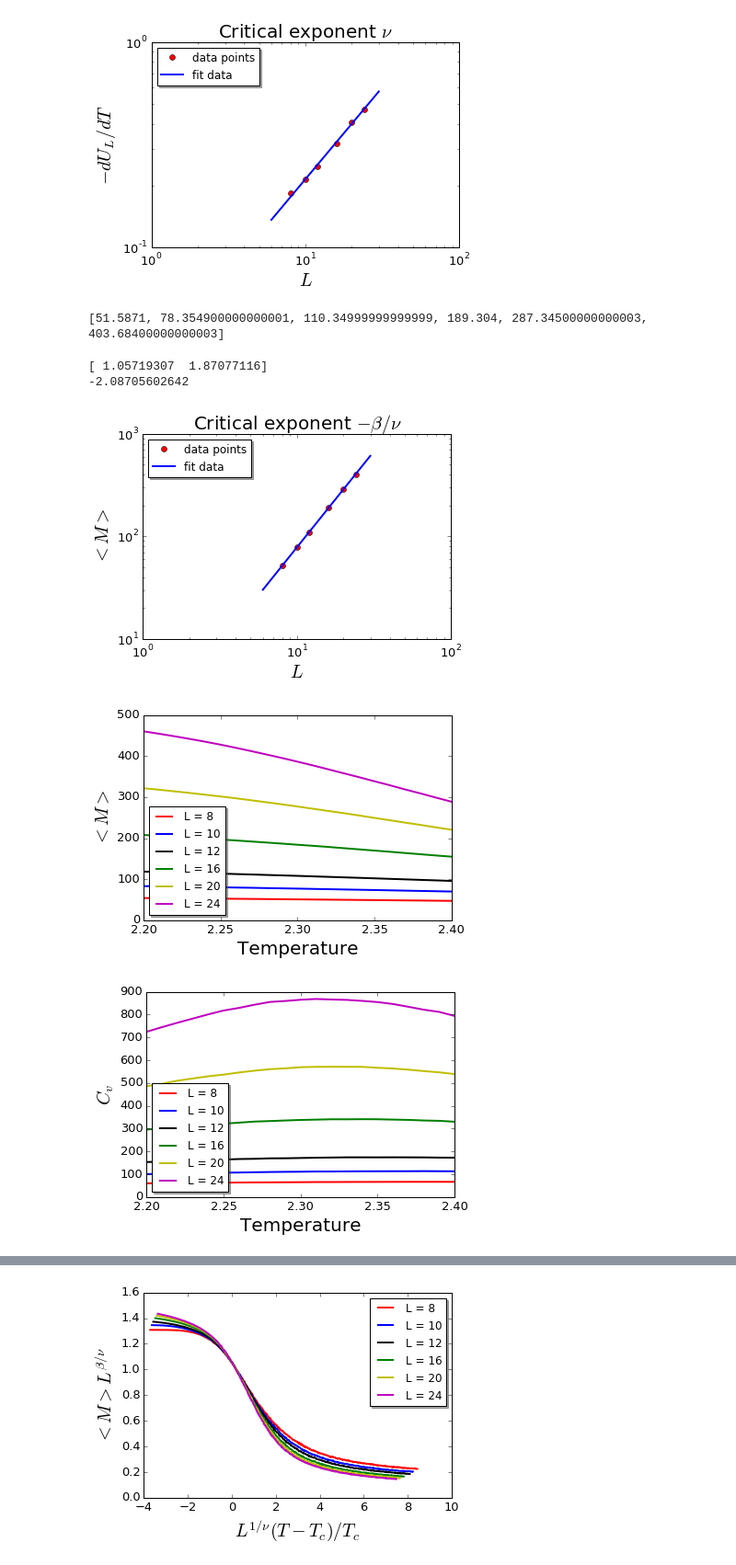
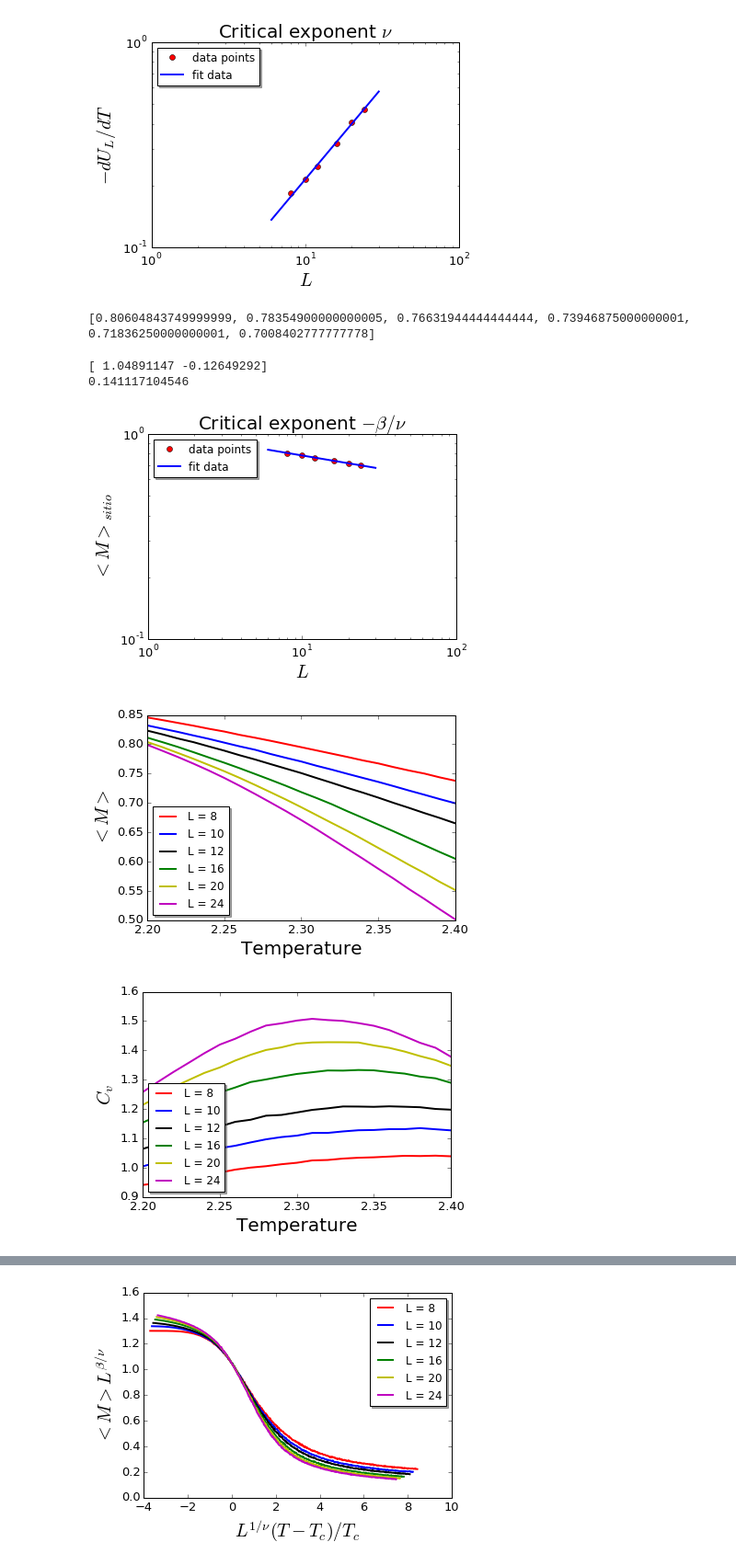
Before and after one commit to KeithPatarroyo/UN_Files, a Jupyter notebook: Taller 5 Mec Estd/taller5.ipynb, the cells around one changed output, grey strips where cells are left out. Shown at 92% size. Saved outputs shown, nothing was run; the diff lists cells and outputs as text; code cells hidden in the pictures.

```diff
--- a/Taller 5 Mec Estd/taller5.ipynb
+++ b/Taller 5 Mec Estd/taller5.ipynb
@@ -72,10 +72,10 @@ plt.show()
 # %%
 M_prom = []
 for i in xrange(len(sizes)):
-    M_prom.append(data[i]["Mprom"][intersection[0]])
+    M_prom.append(data[i]["Mprom"][intersection[0]]/(sizes[i]*sizes[i]))
 print M_prom
 # %% [output]
-[51.5871, 78.354900000000001, 110.34999999999999, 189.304, 287.34500000000003, 403.68400000000003]
+[0.80604843749999999, 0.78354900000000005, 0.76631944444444444, 0.73946875000000001, 0.71836250000000001, 0.7008402777777778]
 # %%
 popt1, pcov1 =curve_fit(func, sizes, M_prom)
 frac_b_nu = popt1[1]
@@ -83,14 +83,14 @@ beta = - frac_b_nu*nu
 print popt1
 print beta
 # %% [output]
-[ 1.05719307  1.87077116]
--2.08705602642
+[ 1.04891147 -0.12649292]
+0.141117104546
 # %%
 L = np.arange(6, 30, 0.1)
 fun1 = popt1[0]*L**popt1[1]
 # %%
 #plt.axes(xlim=(0.1, 0.55),ylim=(6, 26))
-plt.ylabel(r'$ <M> $',fontsize=20)
+plt.ylabel(r'$ <M>_{sitio} $',fontsize=20)
 plt.xlabel(r'$L$',fontsize=20)
 plt.tick_params(axis='x', labelsize=13)
 plt.tick_params(axis='y', labelsize=13)
@@ -101,7 +101,7 @@ plt.legend(loc='upper left', shadow=True,numpoints=1)
 
 plt.show()
 # %% [output]
-[figure, old version]
+[figure, new version]
 # %%
 colors = ['r','b','k','g','y','m']
 
@@ -111,25 +111,25 @@ for i in xrange(len(sizes)):
     plt.tick_params(axis='x', labelsize=13)
     plt.tick_params(axis='y', labelsize=13)
     #plt.title("Critical Temperature",fontsize=20)
-    plt.plot(data[i]["T"],data[i]["Mprom"], color=colors[i], linewidth=2.0,label="L = {}".format(sizes[i])) # if mean is conserved the plot should be zero
+    plt.plot(data[i]["T"],data[i]["Mprom"]/(sizes[i]*sizes[i]), color=colors[i], linewidth=2.0,label="L = {}".format(sizes[i])) # if mean is conserved the plot should be zero
     plt.legend(loc='lower left', shadow=True)
 plt.show()
 # %% [output]
-[figure, old version]
+[figure, new version]
 # %%
 colors = ['r','b','k','g','y','m']
 
 for i in xrange(len(sizes)):
     plt.ylabel(r'$ C_v $',fontsize=20)
     plt.xlabel('Temperature',fontsize=20)
     plt.tick_params(axis='x', labelsize=13)
     plt.tick_params(axis='y', labelsize=13)
     #plt.title("Critical Temperature",fontsize=20)
-    plt.plot(data[i]["T"],data[i]["Cv"], color=colors[i], linewidth=2.0,label="L = {}".format(sizes[i])) # if mean is conserved the plot should be zero
+    plt.plot(data[i]["T"],data[i]["Cv"]/(sizes[i]*sizes[i]), color=colors[i], linewidth=2.0,label="L = {}".format(sizes[i])) # if mean is conserved the plot should be zero
     plt.legend(loc='lower left', shadow=True)
 plt.show()
 # %% [output]
-[figure, old version]
+[figure, new version]
 # %%
 colors = ['r','b','k','g','y','m']
 
```
Also changed, not shown: parts of 9 cells of this notebook, 10 other files.
